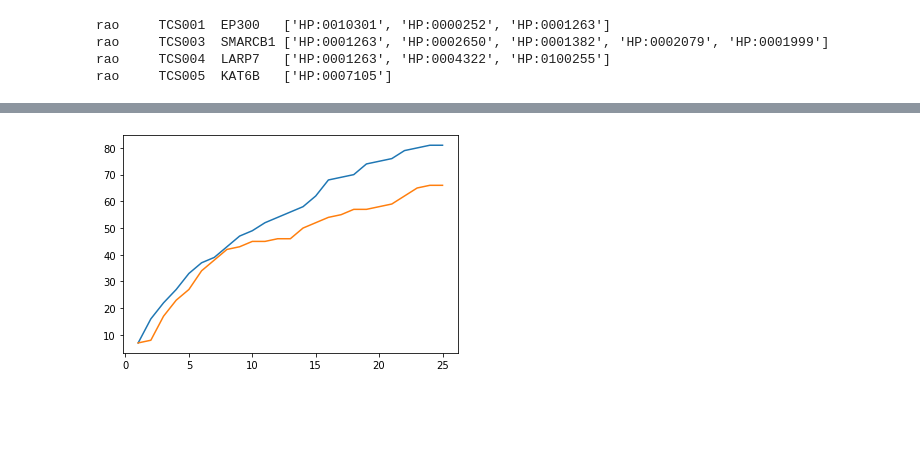
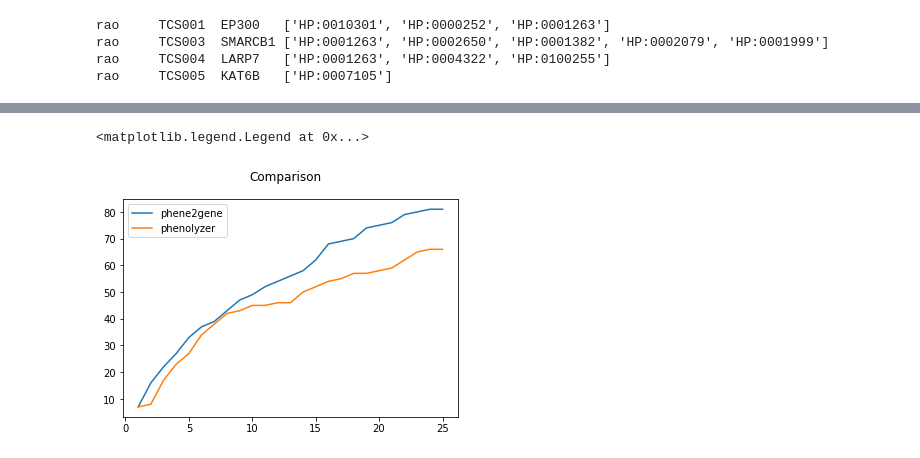
Before and after one commit to foundation29org/PublicCasesEvaluation, a Jupyter notebook: PublicCasesEvaluation.ipynb, the cells around one changed output, grey strips where cells are left out. Cells and saved outputs as stored; diff of their text form; code cells hidden in the pictures; blank space fills up the shorter version.

```diff
--- a/PublicCasesEvaluation.ipynb
+++ b/PublicCasesEvaluation.ipynb
@@ -182,6 +185,10 @@ plt.show()
-# %%
-plot(ranking1)
-plot(ranking2)
-plt.show()
-# %% [output]
-[figure, removed]
+# %%
+fig = plt.figure()
+fig.suptitle('Comparison')
+a, = plot(ranking1)
+b, = plot(ranking2)
+plt.legend([a, b], ['phene2gene', 'phenolyzer'])
+#plt.show()
+# %% [output]
+<matplotlib.legend.Legend at 0x...>
+[figure, added]
```
Also changed, not shown: parts of 4 cells of this notebook.
